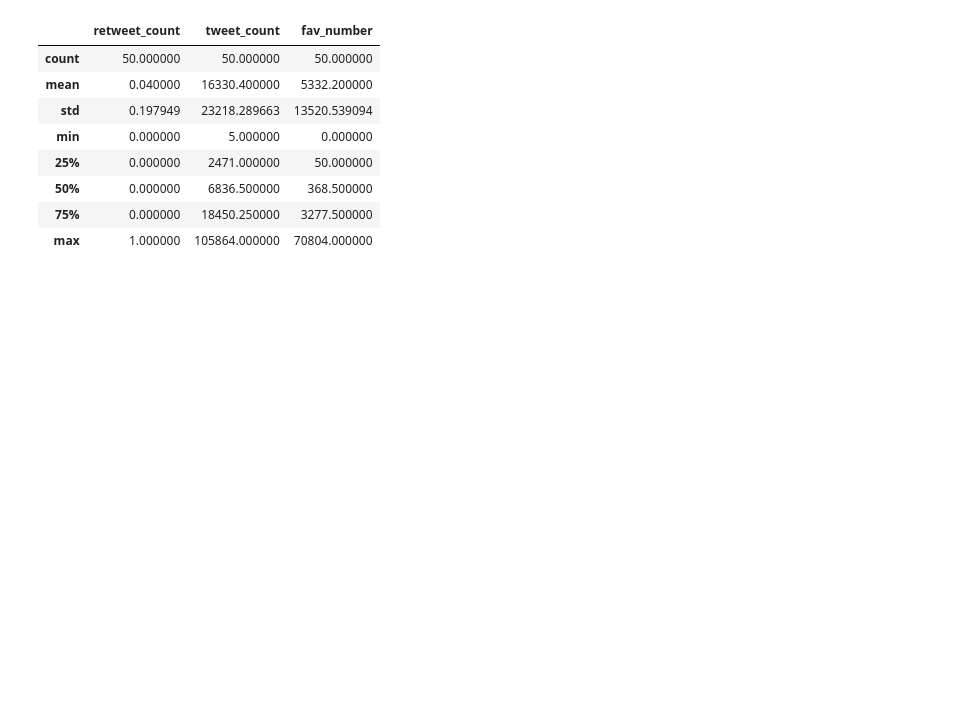
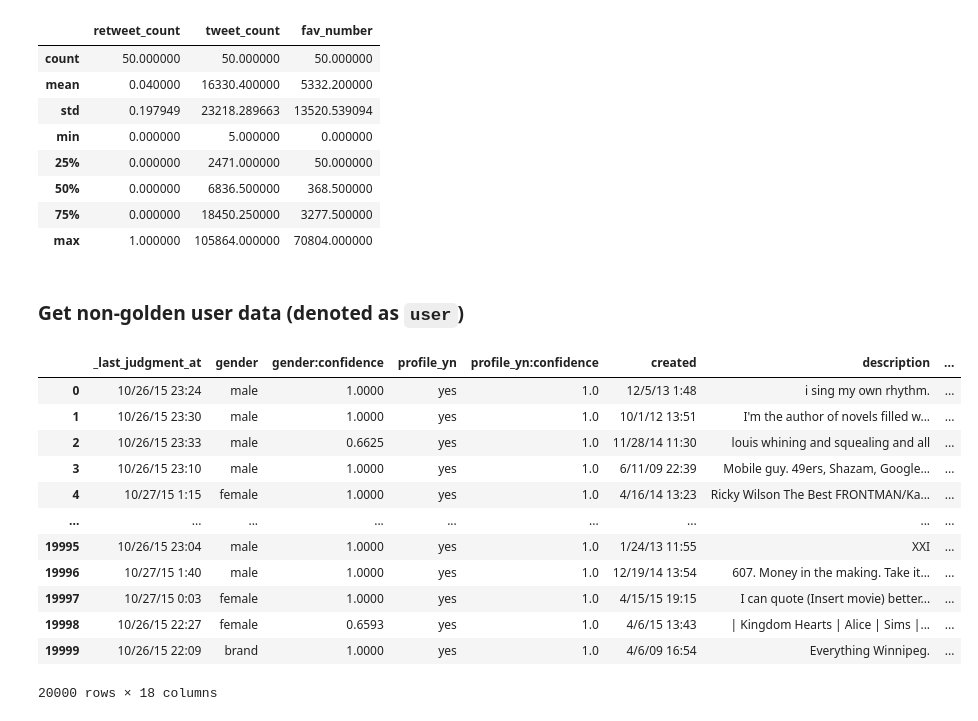
Before and after one commit to ceejem/csci946_twitter_classification, a Jupyter notebook: data_exploration.ipynb, the cells around one changed output. Saved outputs shown, nothing was run; the diff lists cells and outputs as text; code cells hidden in the pictures; blank space fills up the shorter version.

Commit message:
test: test on data exploration

```diff
--- a/data_exploration.ipynb
+++ b/data_exploration.ipynb
@@ -609,0 +626,24 @@ golden_rdf.to_csv('./data/twitter_golden_user_data.csv')
+# %% [markdown]
+### Get non-golden user data (denoted as `user`)
+# %%
+user_rdf = raw_df[raw_df['_golden'] == False]
+# %%
+user_rdf = user_rdf.drop(['_unit_id', "_golden", '_unit_state',
+                             '_trusted_judgments', 'profileimage',
+                              'tweet_id', 'profile_yn_gold', 'gender_gold'], axis='columns')
+# %%
+user_rdf
+# %% [output]
+|  | _last_judgment_at | gender | gender:confidence | profile_yn | profile_yn:confidence | created | description | ... |
+| 0 | 10/26/15 23:24 | male | 1.0000 | yes | 1.0 | 12/5/13 1:48 | i sing my own rhythm. | ... |
+| 1 | 10/26/15 23:30 | male | 1.0000 | yes | 1.0 | 10/1/12 13:51 | I'm the author of novels filled w... | ... |
+| 2 | 10/26/15 23:33 | male | 0.6625 | yes | 1.0 | 11/28/14 11:30 | louis whining and squealing and all | ... |
+| 3 | 10/26/15 23:10 | male | 1.0000 | yes | 1.0 | 6/11/09 22:39 | Mobile guy. 49ers, Shazam, Google... | ... |
+| 4 | 10/27/15 1:15 | female | 1.0000 | yes | 1.0 | 4/16/14 13:23 | Ricky Wilson The Best FRONTMAN/Ka... | ... |
+| ... | ... | ... | ... | ... | ... | ... | ... | ... |
+| 19995 | 10/26/15 23:04 | male | 1.0000 | yes | 1.0 | 1/24/13 11:55 | XXI | ... |
+| 19996 | 10/27/15 1:40 | male | 1.0000 | yes | 1.0 | 12/19/14 13:54 | 607. Money in the making. Take it... | ... |
+| 19997 | 10/27/15 0:03 | female | 1.0000 | yes | 1.0 | 4/15/15 19:15 | I can quote (Insert movie) better... | ... |
+| 19998 | 10/26/15 22:27 | female | 0.6593 | yes | 1.0 | 4/6/15 13:43 | | Kingdom Hearts | Alice | Sims |... | ... |
+| 19999 | 10/26/15 22:09 | brand | 1.0000 | yes | 1.0 | 4/6/09 16:54 | Everything Winnipeg. | ... |
+20000 rows × 18 columns
```
Also changed, not shown: parts of 6 cells of this notebook.
